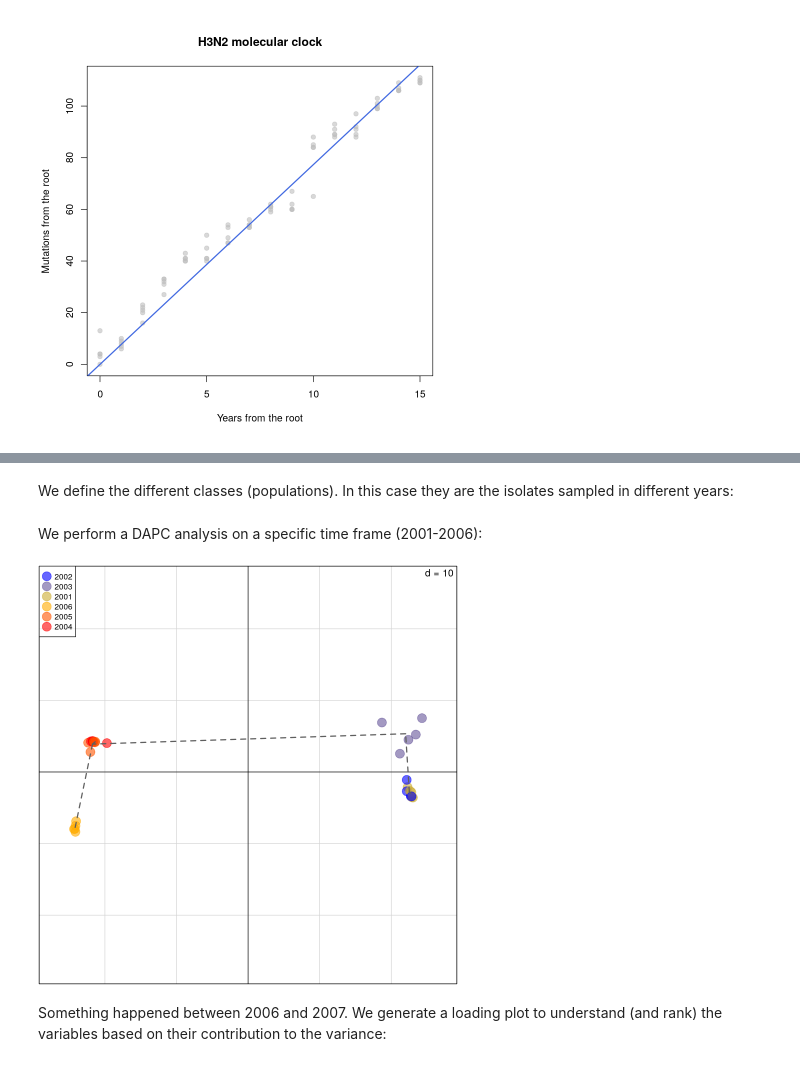
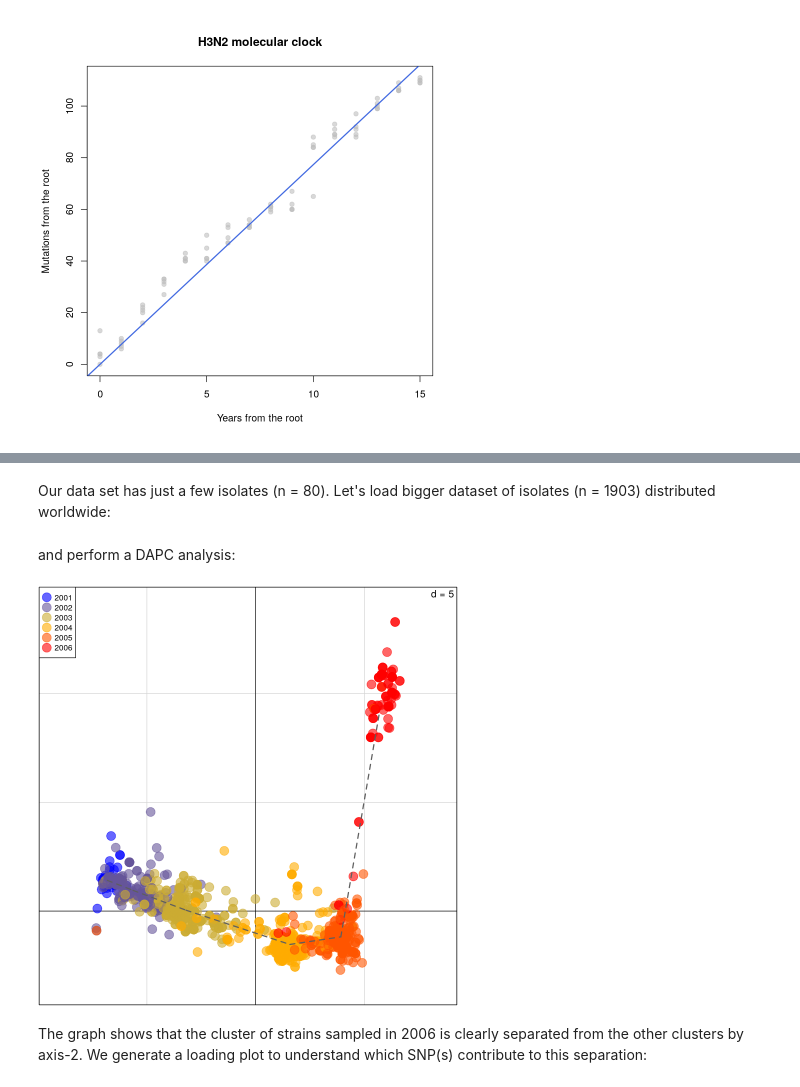
Before and after one commit to farhat-lab/AISC610_darwinian_medicine, a Jupyter notebook: fifteen_years_flu_US.ipynb, the cells around one changed output, grey strips where cells are left out. Saved outputs shown, nothing was run; the diff lists cells and outputs as text; code cells hidden in the pictures.

```diff
--- a/fifteen_years_flu_US.ipynb
+++ b/fifteen_years_flu_US.ipynb
@@ -210,2 +217,0 @@ h3n2 = alignment2genind(h3n2_ali)
-# %% [markdown]
-We define the different classes (populations). In this case they are the isolates sampled in different years:
@@ -214,0 +218,3 @@ pop(h3n2) = annot[rownames(h3n2$tab),"year"]
+# %% [markdown]
+Our data set has just a few isolates (n = 80).
+Let's load bigger dataset of isolates (n = 1903) distributed worldwide:
@@ -215,12 +224,10 @@ pop(h3n2) = annot[rownames(h3n2$tab),"year"]
 # %% [markdown]
-We perform a DAPC analysis on a specific time frame (2001-2006):
+and perform a DAPC analysis:
 # %%
-idx_selected_seqs = which(as.vector(h3n2@pop) %in% as.character(2001:2006))
-h3n2_mini = h3n2[idx_selected_seqs]
-dapc_h3n2_mini = dapc(h3n2_mini, var.contrib = TRUE, scale = FALSE, n.pca = 10, n.da =  nPop(h3n2_mini) - 1)
-scatter(dapc_h3n2_mini,xax=1,yax=2,scree.da=F,cell=0, pch = 19, cstar = 0, solid=0.6,cex=2,clab=0,mstree=T,lty=2,lwd=2,leg=T,posi.leg="topleft",segcol="grey37",grid=T,cleg=0.8)
+dapc_h3n2 = dapc(H3N2, var.contrib = TRUE, scale = FALSE, n.pca = 30, n.da =  nPop(H3N2) - 1)
+scatter(dapc_h3n2,xax=1,yax=2,scree.da=F,cell=0, pch = 19, cstar = 0, solid=0.6,cex=2,clab=0,mstree=T,lty=2,lwd=2,leg=T,posi.leg="topleft",segcol="grey37",grid=T,cleg=0.8)
 # %% [output]
-[figure, old version]
+[figure, new version]
-# %% [markdown]
-Something happened between 2006 and 2007. We generate a loading plot to understand (and rank) the variables based on their contribution to the variance:
+# %% [markdown]
+The graph shows that the cluster of strains sampled in 2006 is clearly separated from the other clusters by axis-2. We generate a loading plot to understand which SNP(s) contribute to this separation:
 # %%
```
Also changed, not shown: parts of 20 cells of this notebook, 1 other file.
